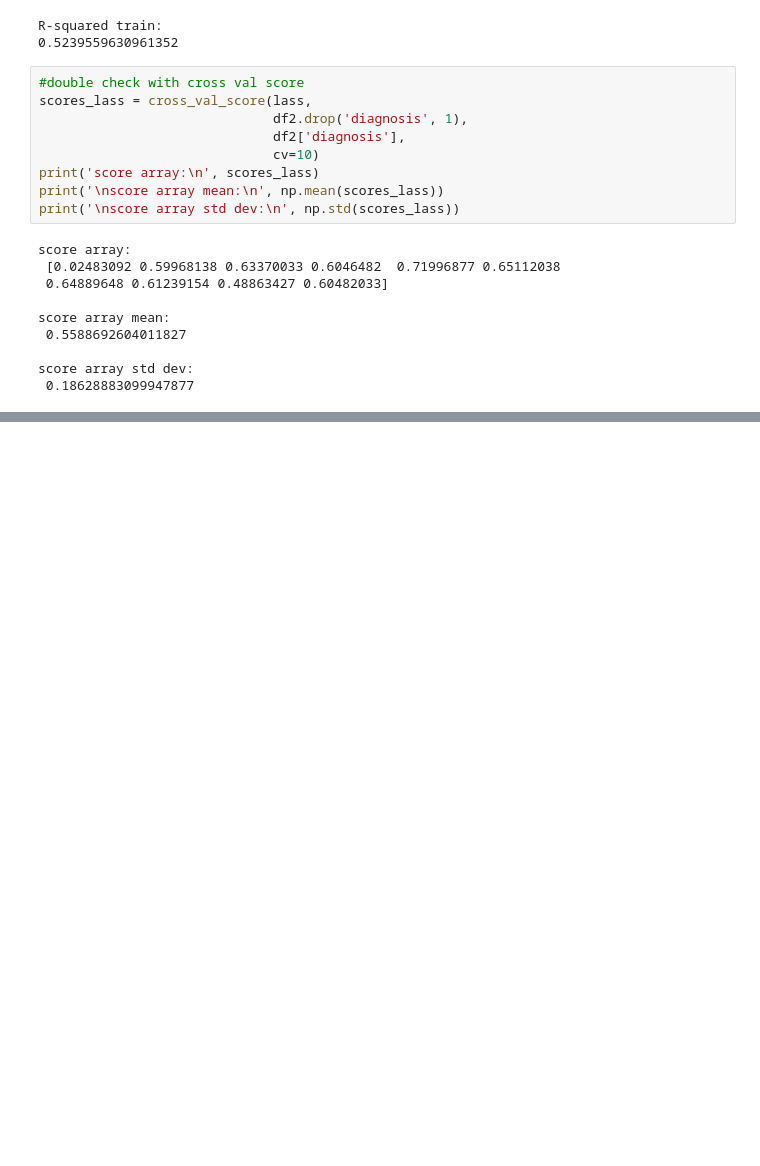
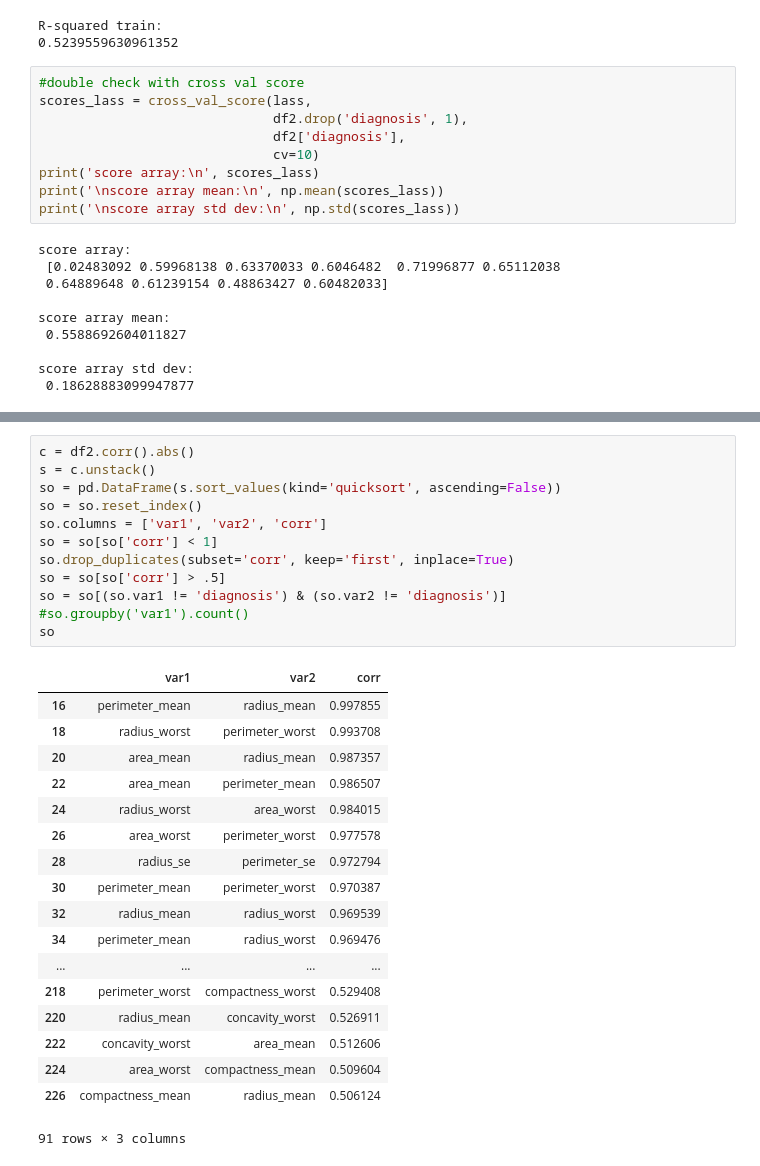
Before and after one commit to brianmcguckin/thinkful_unit_03_deeper_supervised_learning, a Jupyter notebook: 03_03_04_advanced_regression_challenge.ipynb, the cells around one changed output, grey strips where cells are left out. Drawn from its saved outputs; the diff is of its cells as text; blank space fills up the shorter version.

```diff
--- a/03_03_04_advanced_regression_challenge.ipynb
+++ b/03_03_04_advanced_regression_challenge.ipynb
@@ -177,0 +196,31 @@ score array std dev:
+# %%
+c = df2.corr().abs()
+s = c.unstack()
+so = pd.DataFrame(s.sort_values(kind='quicksort', ascending=False))
+so = so.reset_index()
+so.columns = ['var1', 'var2', 'corr']
+so = so[so['corr'] < 1]
+so.drop_duplicates(subset='corr', keep='first', inplace=True)
+so = so[so['corr'] > .5]
+so = so[(so.var1 != 'diagnosis') & (so.var2 != 'diagnosis')]
+#so.groupby('var1').count()
+so
+# %% [output]
+|  | var1 | var2 | corr |
+| 16 | perimeter_mean | radius_mean | 0.997855 |
+| 18 | radius_worst | perimeter_worst | 0.993708 |
+| 20 | area_mean | radius_mean | 0.987357 |
+| 22 | area_mean | perimeter_mean | 0.986507 |
+| 24 | radius_worst | area_worst | 0.984015 |
+| 26 | area_worst | perimeter_worst | 0.977578 |
+| 28 | radius_se | perimeter_se | 0.972794 |
+| 30 | perimeter_mean | perimeter_worst | 0.970387 |
+| 32 | radius_mean | radius_worst | 0.969539 |
+| 34 | perimeter_mean | radius_worst | 0.969476 |
+| ... | ... | ... | ... |
+| 218 | perimeter_worst | compactness_worst | 0.529408 |
+| 220 | radius_mean | concavity_worst | 0.526911 |
+| 222 | concavity_worst | area_mean | 0.512606 |
+| 224 | area_worst | compactness_mean | 0.509604 |
+| 226 | compactness_mean | radius_mean | 0.506124 |
+91 rows × 3 columns
```
Also changed, not shown: parts of 3 cells of this notebook.
